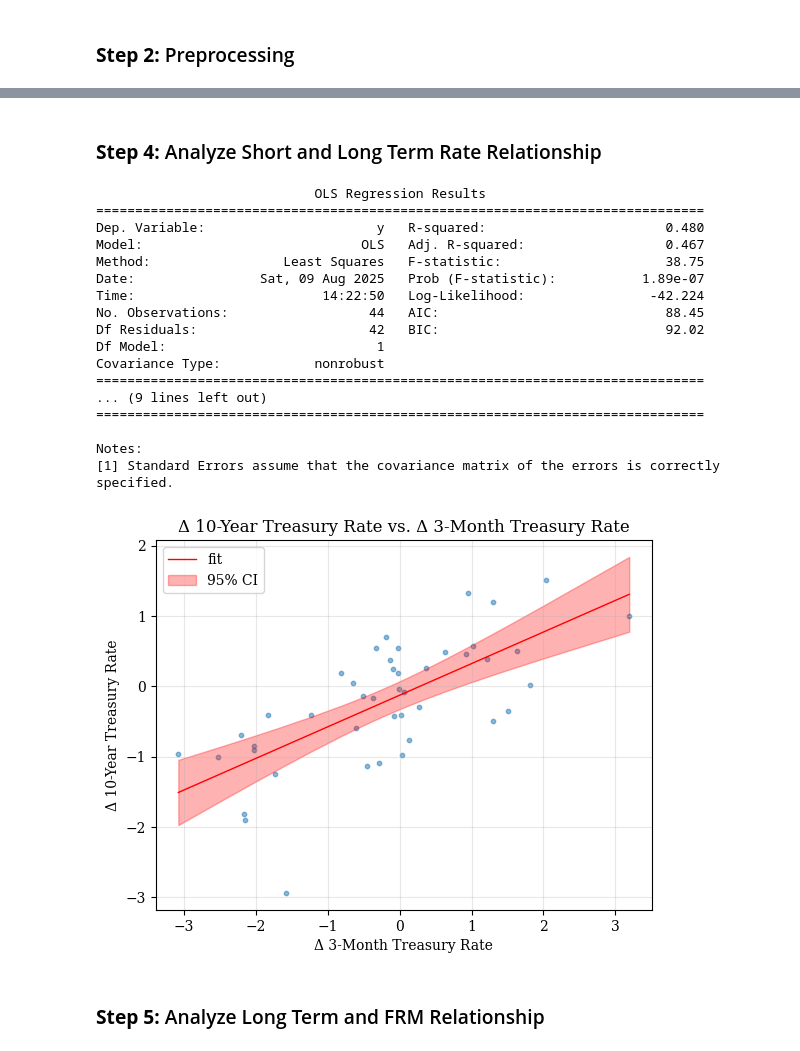
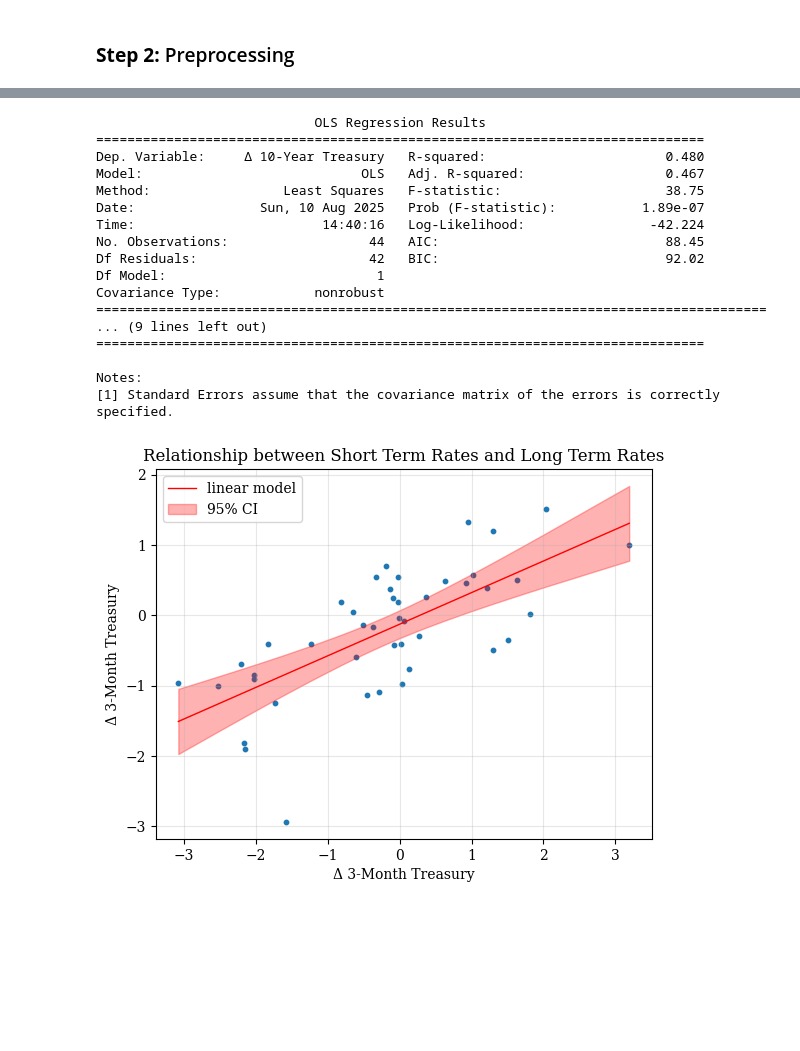
Before and after one commit to ericleonen/from-fed-funds-to-mortgages, a Jupyter notebook: main.ipynb, the cells around one changed output, grey strips where cells are left out. Saved outputs shown, nothing was run; the diff lists cells and outputs as text; code cells hidden in the pictures; blank space fills up the shorter version.

```diff
--- a/main.ipynb
+++ b/main.ipynb
@@ -31,17 +31,16 @@ plt.show()
 ### **Step 2:** Preprocessing
 # %%
 import pandas as pd
-import numpy as np
 
 df = pd.DataFrame({
-    "Federal Funds Rate": ff,
-    "3-Month Treasury Rate": rate_3mo,
-    "10-Year Treasury Rate": rate_10y,
-    "30-Year FRM Rate": frm_30y
+    "Δ Federal Funds": ff,
+    "Δ 3-Month Treasury": rate_3mo,
+    "Δ 10-Year Treasury": rate_10y,
+    "Δ 30-Year FRM": frm_30y
 })
 
 df = df.interpolate("linear").dropna()
 df = df.diff(1).dropna()
 
-df
+df.head()
 # %% [output]
@@ -131 +55,8 @@ def ols_summary_and_plot(
+# %%
+from src.modelling import fit_lm
+import src.plotting as plotting
+
+plotting.set_theme()
+
+alpha = 0.05
 # %%
@@ -155,29 +96,35 @@ Notes:
-# %% [markdown]
-### **Step 4:** Analyze Short and Long Term Rate Relationship
 # %%
-predict_3mo_to_10y, res_3mo_to_10y = ols_summary_and_plot(
-    x=df["3-Month Treasury Rate"],
-    y=df["10-Year Treasury Rate"]
+pred_10y_from_3mo, lm_10y_from_3mo = fit_lm(
+    x=df["Δ 3-Month Treasury"],
+    y=df["Δ 10-Year Treasury"]
 )
+
+print(lm_10y_from_3mo.summary())
+
+plotting.plot_lm(
+    x=df["Δ 3-Month Treasury"],
+    y=df["Δ 10-Year Treasury"],
+    predict_with_ci=pred_10y_from_3mo,
+    alpha=alpha,
+    title="Relationship between Short Term Rates and Long Term Rates"
+)
 # %% [output]
                             OLS Regression Results
 ==============================================================================
-Dep. Variable:                      y   R-squared:                       0.480
+Dep. Variable:     Δ 10-Year Treasury   R-squared:                       0.480
 Model:                            OLS   Adj. R-squared:                  0.467
 Method:                 Least Squares   F-statistic:                     38.75
-Date:                Sat, 09 Aug 2025   Prob (F-statistic):           1.89e-07
-Time:                        14:22:50   Log-Likelihood:                -42.224
+Date:                Sun, 10 Aug 2025   Prob (F-statistic):           1.89e-07
+Time:                        14:40:16   Log-Likelihood:                -42.224
 No. Observations:                  44   AIC:                             88.45
 Df Residuals:                      42   BIC:                             92.02
 Df Model:                           1
 Covariance Type:            nonrobust
-==============================================================================
+======================================================================================
 ... (9 lines left out)
 ==============================================================================
 
 Notes:
 [1] Standard Errors assume that the covariance matrix of the errors is correctly specified.
-[figure, old version]
+[figure, new version]
-# %% [markdown]
-### **Step 5:** Analyze Long Term and FRM Relationship
 # %%
```
Also changed, not shown: parts of 8 cells of this notebook, 2 other files.
